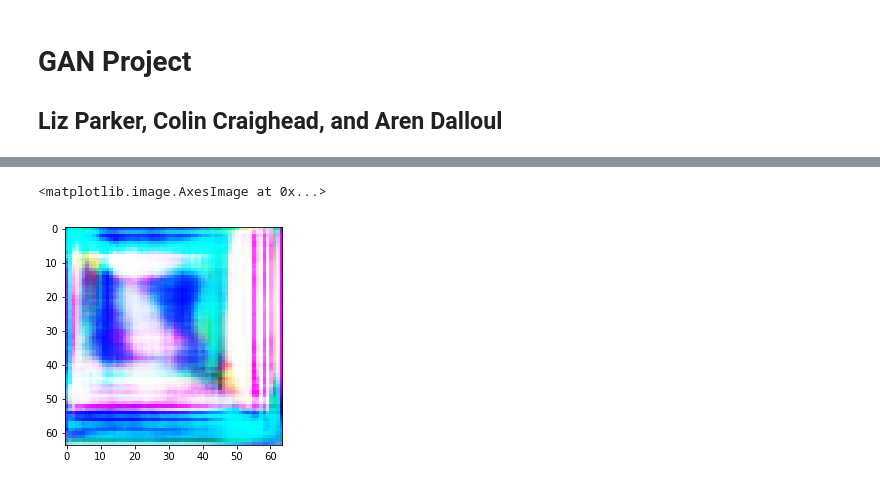
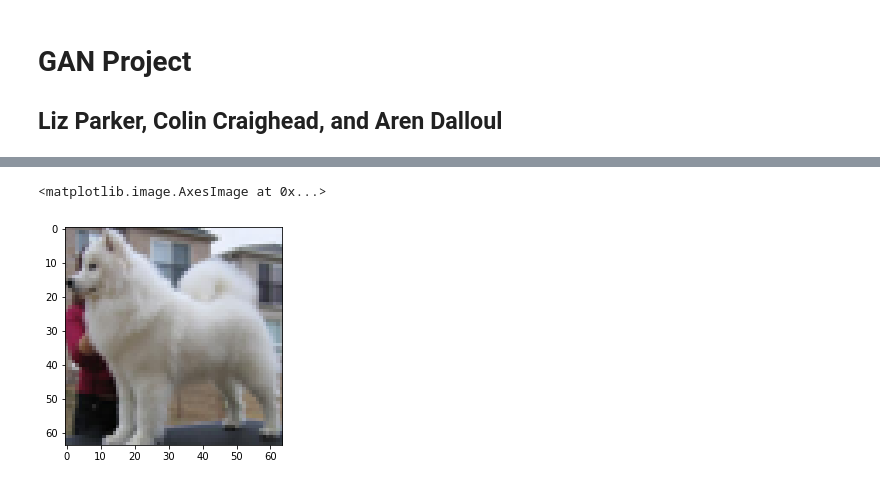
Before and after one commit to elpa8934/GAN, a Jupyter notebook: Colin_Gan.ipynb, the cells around one changed output, grey strips where cells are left out. Cells and saved outputs as stored; diff of their text form; code cells hidden in the pictures.

```diff
--- a/Colin_Gan.ipynb
+++ b/Colin_Gan.ipynb
@@ -96,3 +80,0 @@ def shift_zero_one(x):
-# %%
-X_train = shift_negone_one(X_train[:,:,:])
-plt.imshow(shift_zero_one(X_train[0]))
@@ -350,5 +81,16 @@ plt.imshow(shift_zero_one(test_image3and[3]))
-# %%
-plt.imshow(shift_zero_one(test_image3and[4]))
-# %% [output]
-<matplotlib.image.AxesImage at 0x...>
-[figure, removed]
+# %%
+# puts pixels between -1, 1
+def normalize_image(image):
+    image = np.asarray(image, np.float32)
+    return image / 127.5 - 1
+# %%
+# moves pixels back to (0, 1)
+def denormalize_image(image):
+    return ((image+1)*127.5).astype(np.uint8)
+# %%
+X_train = normalize_image(X_train)
+# %%
+plt.imshow(denormalize_image(X_train[0]))
+# %% [output]
+<matplotlib.image.AxesImage at 0x...>
+[figure, added]
```
Also changed, not shown: parts of 49 cells of this notebook.
